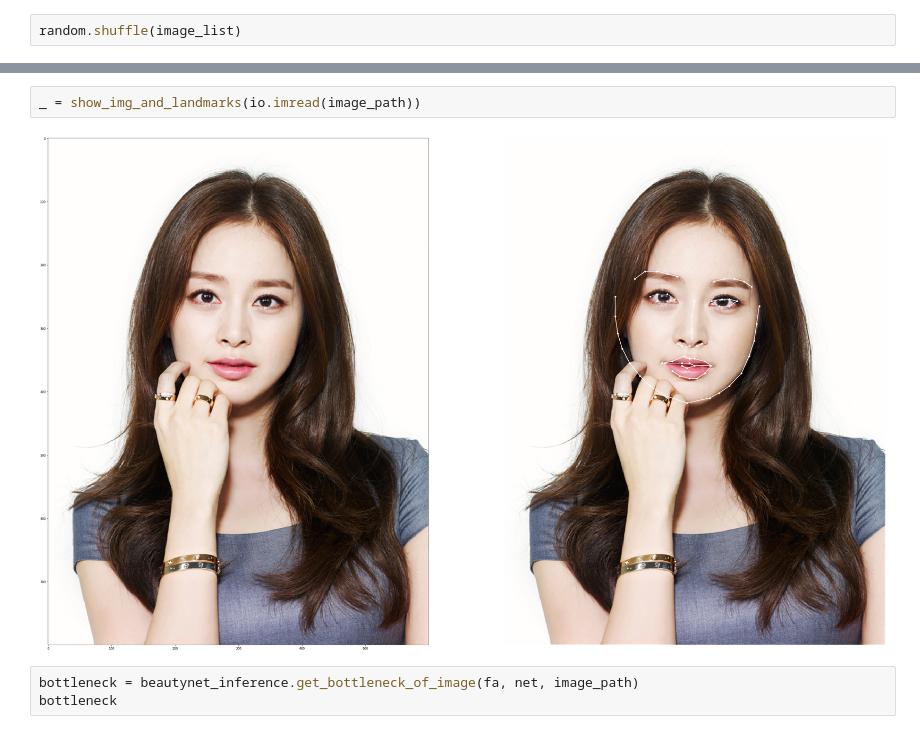
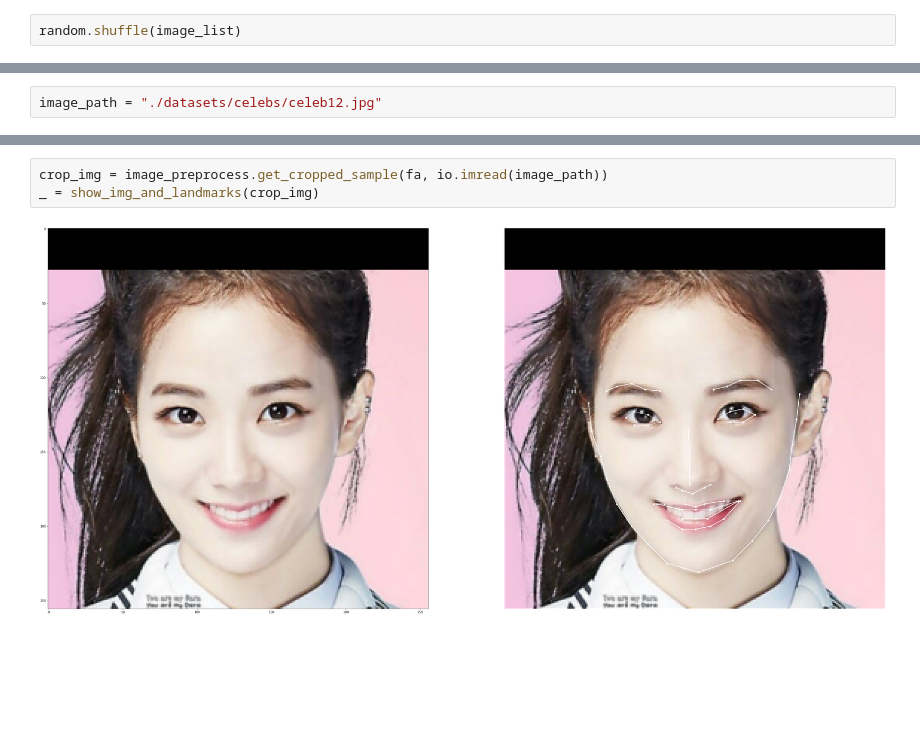
Before and after one commit to sweetcocoa/beautynet, a Jupyter notebook: inference_beautynet.ipynb, the cells around one changed output, grey strips where cells are left out. Cells and saved outputs as stored; diff of their text form; blank space fills up the shorter version.

Commit message:
beautynet v2 and deepe present

```diff
--- a/inference_beautynet.ipynb
+++ b/inference_beautynet.ipynb
@@ -100,3 +113,5 @@ image_path = "./datasets/celebs/celeb3.jpg"
+# %%
+image_path = "./datasets/celebs/celeb12.jpg"
 # %%
 score = beautynet_inference.inference_image(fa, net, image_path)
 score
@@ -105,7 +120,5 @@ score
-# %%
-_ = show_img_and_landmarks(io.imread(image_path))
-# %% [output]
-[figure, removed]
-# %%
-bottleneck = beautynet_inference.get_bottleneck_of_image(fa, net, image_path)
-bottleneck
+# %%
+crop_img = image_preprocess.get_cropped_sample(fa, io.imread(image_path))
+_ = show_img_and_landmarks(crop_img)
+# %% [output]
+[figure, added]
```
Also changed, not shown: parts of 9 cells of this notebook, 21 other files.
